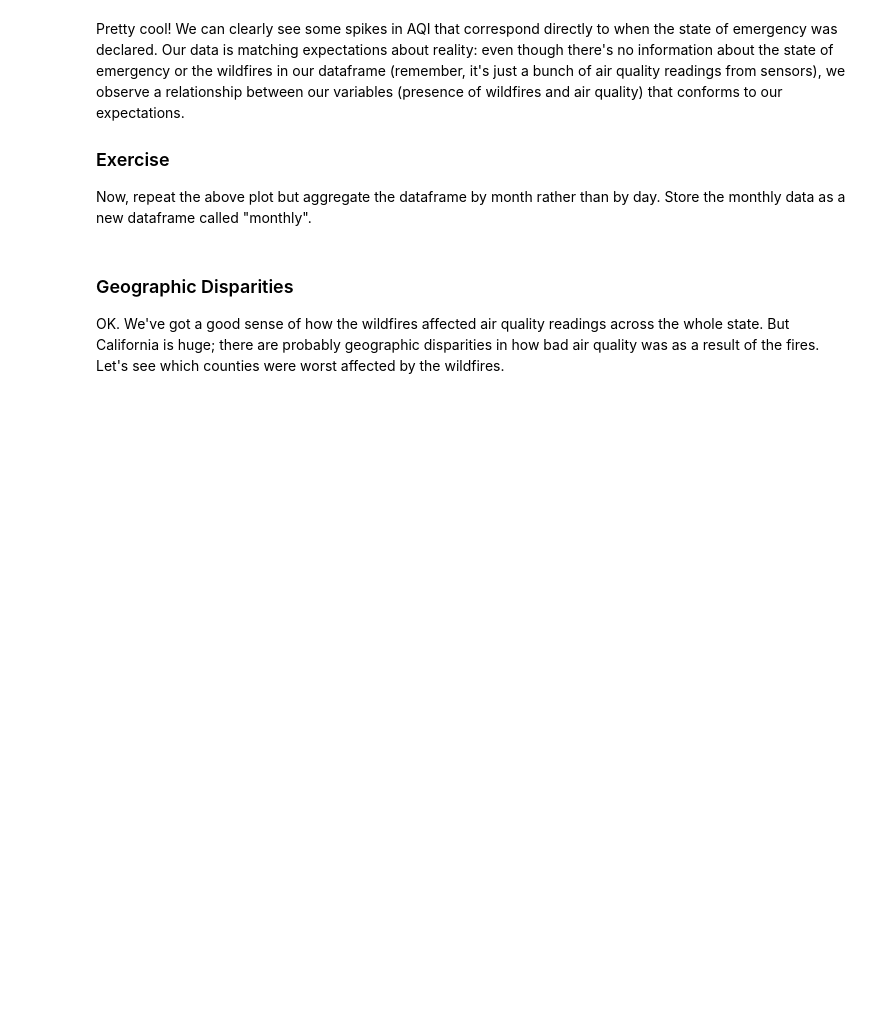
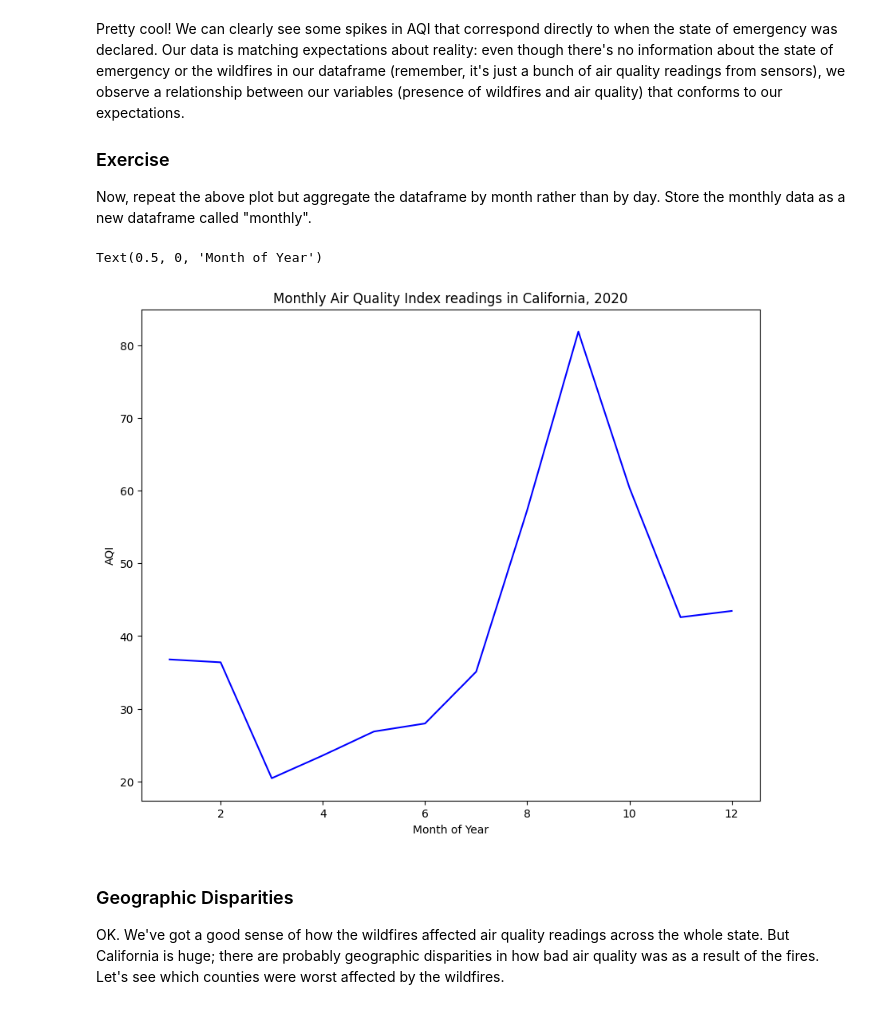
Before and after one commit to Feilusun/QM2, a Jupyter notebook: notebooks/W03. Spatial Data.ipynb, the cells around one changed output. Drawn from its saved outputs; the diff is of its cells as text; code cells hidden in the pictures; blank space fills up the shorter version.

```diff
--- a/notebooks/W03. Spatial Data.ipynb
+++ b/notebooks/W03. Spatial Data.ipynb
@@ -121,3 +114,12 @@ When I print the new columns we've made ("Month" and "Day") next to the original
 ### Exercise
 
 [Here's](https://pandas.pydata.org/docs/reference/api/pandas.Series.dt.dayofyear.html) the documentation for the pandas function that allowed us to extract the day of year from the datetime column. Using the documentation on this page, create a new column in the dataframe that contains the week of year.
+# %%
+import pandas as pd
+df=pd.read_csv('https://qm2.s3.eu-west-2.amazonaws.com/wk3/california_aqi.csv')
+print('Prior to cleaning, the data type of the "Date" column is:', df['Date'].dtype)
+df['Date']=pd.to_datetime(df['Date'])
+print('Now, it is stored as: ', df['Date'].dtype)
+df['Month']=df['Date'].dt.month
+df['Week']=df['Date'].dt.isocalendar().week
+print(df[['Date','Month','Week']])
@@ -177,6 +196,17 @@ Pretty cool! We can clearly see some spikes in AQI that correspond directly to w
 
 ### Exercise
 Now, repeat the above plot but aggregate the dataframe by month rather than by day. Store the monthly data as a new dataframe called "monthly".
+# %%
+monthly=df.groupby('Month')['AQI'].mean()
+monthly
+monthly.plot(color='blue')
+
+plt.title('Monthly Air Quality Index readings in California, 2020')
+plt.ylabel('AQI')
+plt.xlabel('Month of Year')
+# %% [output]
+Text(0.5, 0, 'Month of Year')
+[figure, added]
 # %% [markdown]
 ### Geographic Disparities
 
```
Also changed, not shown: parts of 6 cells of this notebook.
